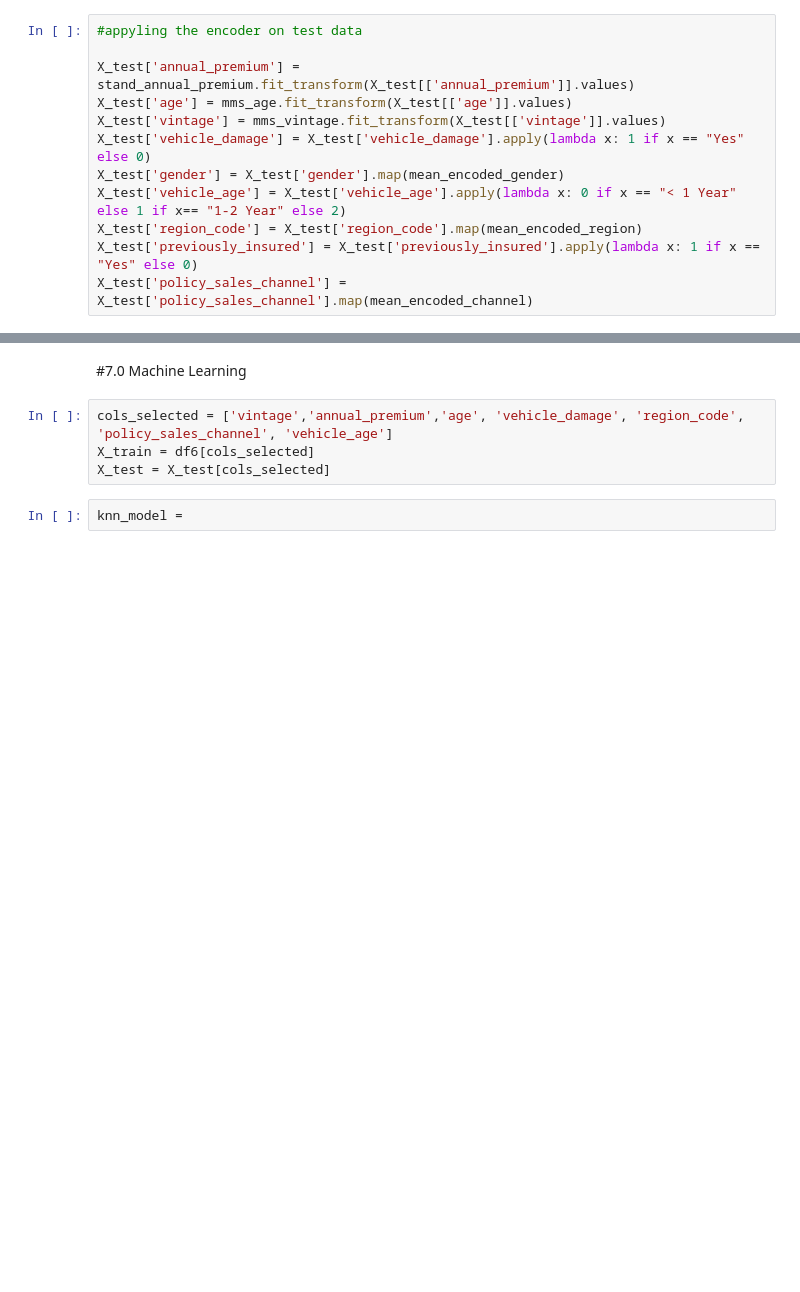
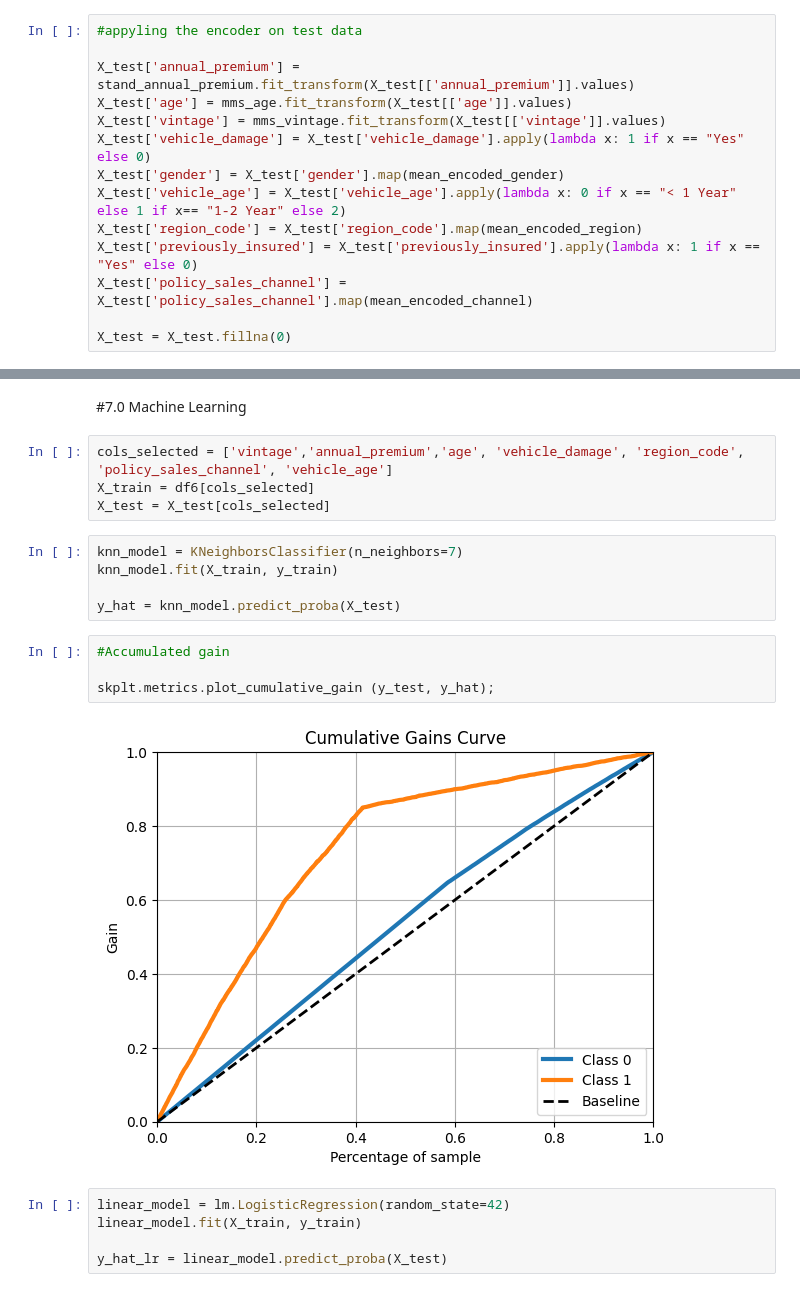
Before and after one commit to jessicanadalete/health_insurance_cross_sell, a Jupyter notebook: health_insurance_cross_sell.ipynb, the cells around one changed output, grey strips where cells are left out. Cells and saved outputs as stored; diff of their text form; blank space fills up the shorter version.

Commit message:
Training models

```diff
--- a/health_insurance_cross_sell.ipynb
+++ b/health_insurance_cross_sell.ipynb
@@ -359,6 +367,8 @@ X_test['vehicle_age'] = X_test['vehicle_age'].apply(lambda x: 0 if x == "< 1 Yea
 X_test['region_code'] = X_test['region_code'].map(mean_encoded_region)
 X_test['previously_insured'] = X_test['previously_insured'].apply(lambda x: 1 if x == "Yes" else 0)
 X_test['policy_sales_channel'] = X_test['policy_sales_channel'].map(mean_encoded_channel)
+
+X_test = X_test.fillna(0)
 # %% [markdown]
 #6.0 Feature Selection
 # %%
@@ -406,5 +416,19 @@ print(data)
 cols_selected = ['vintage','annual_premium','age', 'vehicle_damage', 'region_code', 'policy_sales_channel', 'vehicle_age']
 X_train = df6[cols_selected]
 X_test = X_test[cols_selected]
-# %%
-knn_model =
+# %%
+knn_model = KNeighborsClassifier(n_neighbors=7)
+knn_model.fit(X_train, y_train)
+
+y_hat = knn_model.predict_proba(X_test)
+# %%
+#Accumulated gain
+
+skplt.metrics.plot_cumulative_gain (y_test, y_hat);
+# %% [output]
+[figure, added]
+# %%
+linear_model = lm.LogisticRegression(random_state=42)
+linear_model.fit(X_train, y_train)
+
+y_hat_lr = linear_model.predict_proba(X_test)
```
Also changed, not shown: parts of 4 cells of this notebook.
